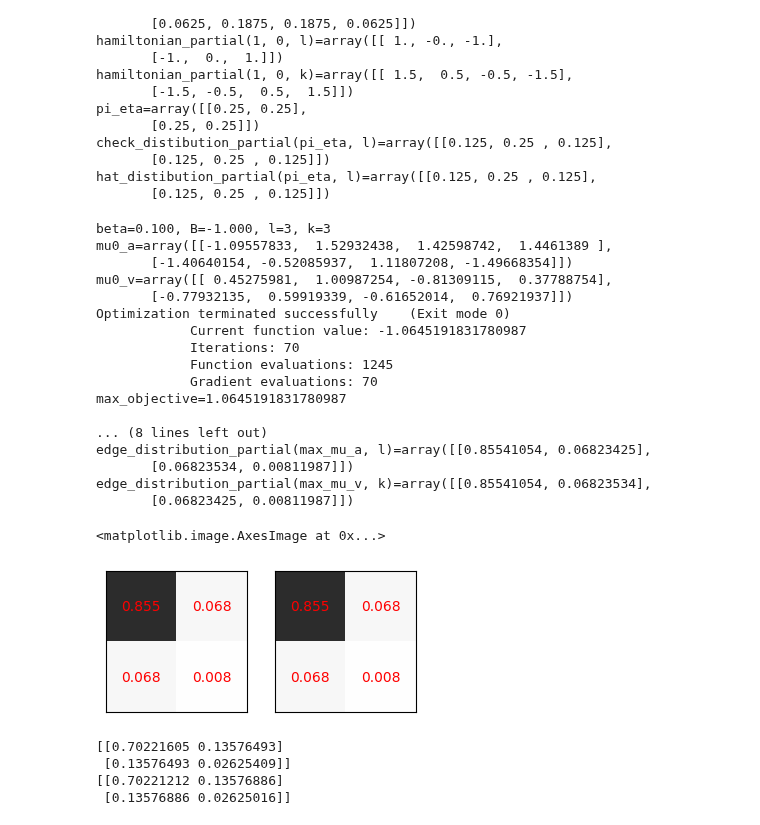
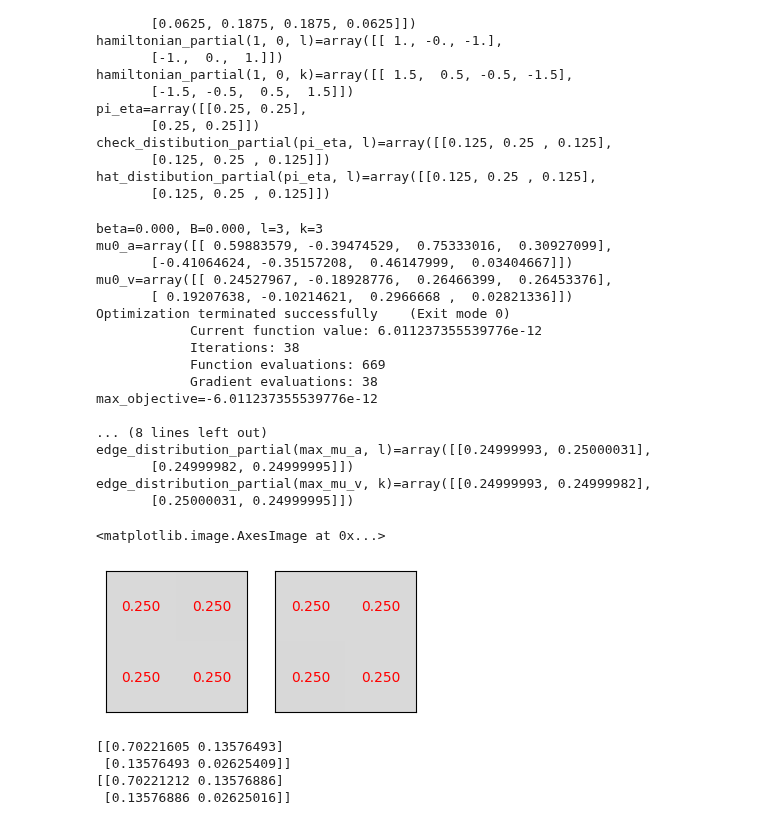
Before and after one commit to YizhongHu/statistical_mechanics_on_graphs, a Jupyter notebook: src/ising_bipartite.ipynb, the cells around one changed output. Cells and saved outputs as stored; diff of their text form; code cells hidden in the pictures.

```diff
--- a/src/ising_bipartite.ipynb
+++ b/src/ising_bipartite.ipynb
@@ -176,8 +176,8 @@ def visualize(p, ax, vmin=None, vmax=None):
     '''
     Generates a heatmap for the distribution
     '''
-    ax.get_xaxis().set_visible(False)
-    ax.get_yaxis().set_visible(False)
+    ax.set_yticklabels([])
+    ax.set_xticklabels([])
     im = ax.imshow(p, extent=[0, 2 * p.shape[1], 0, 4], cmap='Greys', vmin=vmin, vmax=vmax)
     for i in range(p.shape[0]):
         for j in range(p.shape[1]):
@@ -308,32 +308,32 @@ def optimize(beta, B, l, k, mu0=None, verbose=False, ftol=1e-9, max_iter=1000, p
     return max_mu_a, max_mu_v
 # %%
 l, k = 3, 3
-mu_a, mu_v = optimize(beta=.1, B=-1, l=l, k=k, ftol=1e-10, max_iter=10000, verbose=True, constraint_tol=1e-15)
+mu_a, mu_v = optimize(beta=0, B=0, l=l, k=k, ftol=1e-10, max_iter=10000, verbose=True, constraint_tol=1e-15)
 pi_mu_a = edge_distribution_partial(mu_a, l)
 pi_mu_v = edge_distribution_partial(mu_v, k)
 fig, (ax1, ax2) = plt.subplots(1, 2, figsize=(4, 2))
 visualize(pi_mu_a, ax1, vmin=0, vmax=1)
 visualize(pi_mu_v, ax2, vmin=0, vmax=1)
 # %% [output]
-beta=0.100, B=-1.000, l=3, k=3
-mu0_a=array([[-1.09557833,  1.52932438,  1.42598742,  1.4461389 ],
-       [-1.40640154, -0.52085937,  1.11807208, -1.49668354]])
-mu0_v=array([[ 0.45275981,  1.00987254, -0.81309115,  0.37788754],
-       [-0.77932135,  0.59919339, -0.61652014,  0.76921937]])
+beta=0.000, B=0.000, l=3, k=3
+mu0_a=array([[ 0.59883579, -0.39474529,  0.75333016,  0.30927099],
+       [-0.41064624, -0.35157208,  0.46147999,  0.03404667]])
+mu0_v=array([[ 0.24527967, -0.18928776,  0.26466399,  0.26453376],
+       [ 0.19207638, -0.10214621,  0.2966668 ,  0.02821336]])
 Optimization terminated successfully    (Exit mode 0)
-            Current function value: -1.0645191831780987
-            Iterations: 70
-            Function evaluations: 1245
-            Gradient evaluations: 70
-max_objective=1.0645191831780987
+            Current function value: 6.011237355539776e-12
+            Iterations: 38
+            Function evaluations: 669
+            Gradient evaluations: 38
+max_objective=-6.011237355539776e-12
 
 ... (8 lines left out)
-edge_distribution_partial(max_mu_a, l)=array([[0.85541054, 0.06823425],
-       [0.06823534, 0.00811987]])
-edge_distribution_partial(max_mu_v, k)=array([[0.85541054, 0.06823534],
-       [0.06823425, 0.00811987]])
+edge_distribution_partial(max_mu_a, l)=array([[0.24999993, 0.25000031],
+       [0.24999982, 0.24999995]])
+edge_distribution_partial(max_mu_v, k)=array([[0.24999993, 0.24999982],
+       [0.25000031, 0.24999995]])
 <matplotlib.image.AxesImage at 0x...>
-[figure, old version]
+[figure, new version]
 # %%
 x0 = 0
 mu0 = np.sum(mu_a, axis=1)
```
Also changed, not shown: parts of 11 cells of this notebook, 3 other files.
